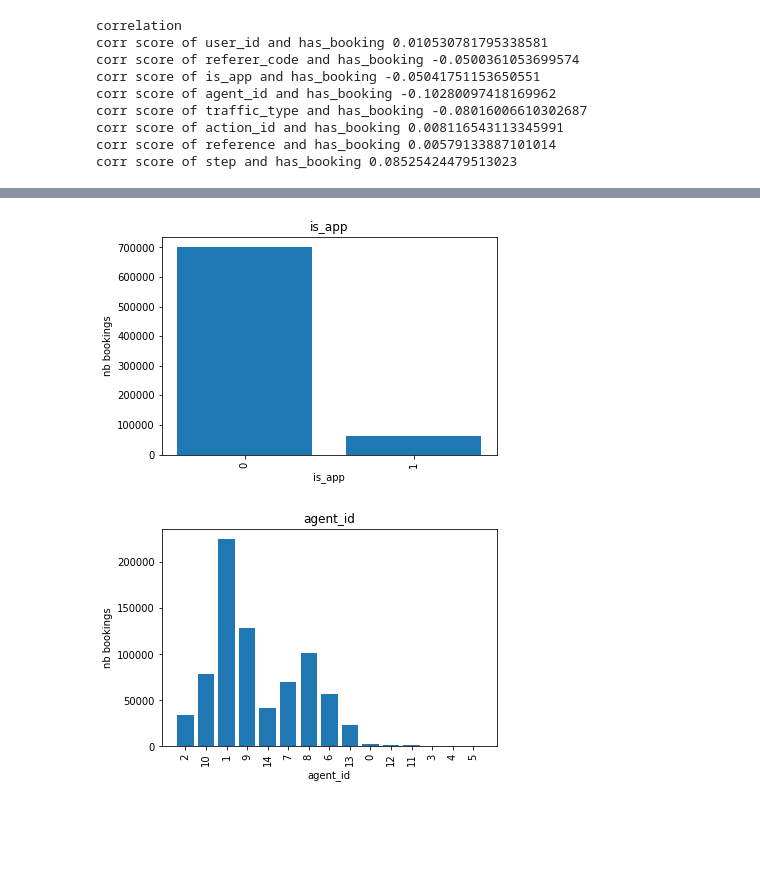
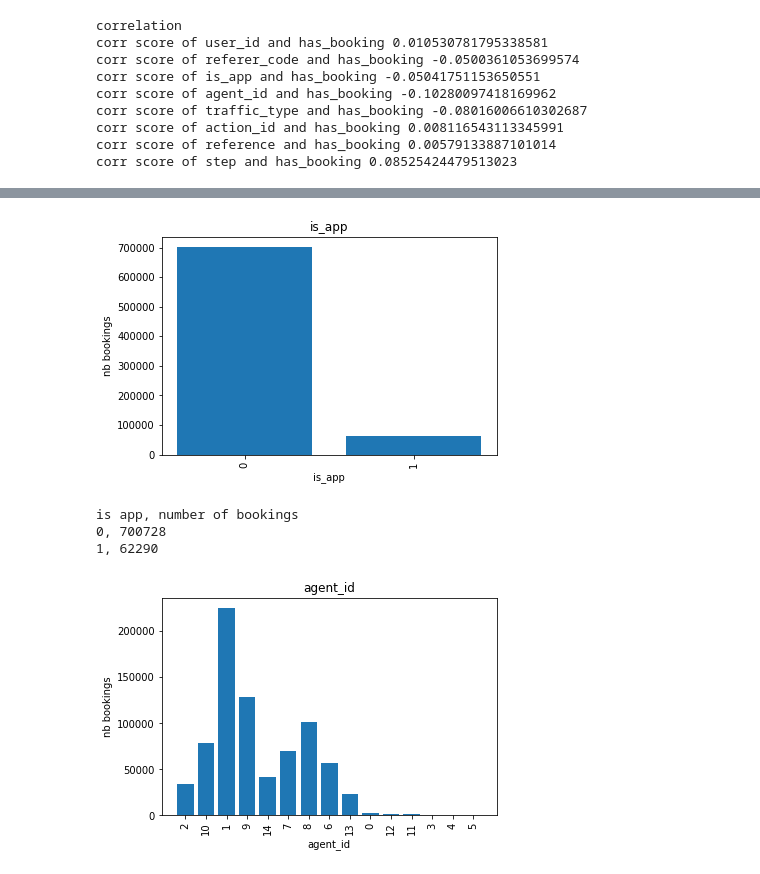
Before and after one commit to ck-unifr/booking-prediction, a Jupyter notebook: booking_prediction.ipynb, the cells around one changed output, grey strips where cells are left out. Saved outputs shown, nothing was run; the diff lists cells and outputs as text; code cells hidden in the pictures; blank space fills up the shorter version.

```diff
--- a/booking_prediction.ipynb
+++ b/booking_prediction.ipynb
@@ -601,7 +601,7 @@ def read_dict_from_csv(csv_path):
     result = {}
     for row in reader:
         key = row[0]
-        result[key] = row[1:]
+        result[key] = row[1:][0]
     return result
 # %%
 # Although I find that 8062/23402 users in the target set can be found in the train set,
@@ -659,13 +659,20 @@ def plot_dict(data_dict, title, xlabel, ylabel):
     # plt.xticks(range(len(data_dict)), data_dict.keys())  # in python 2.x
     plt.show()
 # %%
-# referer_code
+# referer_code: Encoded category of the referer to the website
+
 # dict_referer_code, referer_code_list = get_nb_bookings_dict(train_user_df, 'referer_code')
-dict_referer_code = read_dict_from_csv('referer_code-nb_bookins.csv')
-referer_code_list = list(dict_referer_code.keys())
+dict_referer_code = read_dict_from_csv('referer_code-nb_bookings.csv')
 
 plot_dict(dict_referer_code, 'referer_code', 'referer_code', 'nb bookings')
 
 #plot_dict(dict_feature_nb_bookings['referer_code'], 'referer_code', 'referer_code', 'nb bookings')
+
+print('referer code, number of bookings')
+for key, value in dict_referer_code.items():
+    print('{}, {}'.format(key, value))
+
+# Users with the referer code 1 have the largest number of bookings
+# Users with the referer code 24, 21 have no bookings.
 # %% [output]
 [figure]
@@ -672,7 +691,20 @@ plot_dict(dict_referer_code, 'referer_code', 'referer_code', 'nb bookings')
-# %%
-plot_dict(dict_feature_nb_bookings['is_app'], 'is_app', 'is_app', 'nb bookings')
-# %% [output]
-[figure, removed]
+# %%
+# is_app: If the session was made using the trivago app
+dict_is_app_nb_bookings = read_dict_from_csv('is_app-nb_bookings.csv')
+
+plot_dict(dict_is_app_nb_bookings, 'is_app', 'is_app', 'nb bookings')
+#plot_dict(dict_feature_nb_bookings['is_app'], 'is_app', 'is_app', 'nb bookings')
+
+print('is app, number of bookings')
+for key, value in dict_is_app_nb_bookings.items():
+    print('{}, {}'.format(key, value))
+
+# Most of the bookings were not made using the trivago app.
+# %% [output]
+[figure, added]
+is app, number of bookings
+0, 700728
+1, 62290
 # %%
 plot_dict(dict_feature_nb_bookings['agent_id'], 'agent_id', 'agent_id', 'nb bookings')
 # %% [output]
```
Also changed, not shown: parts of 2 cells of this notebook.
